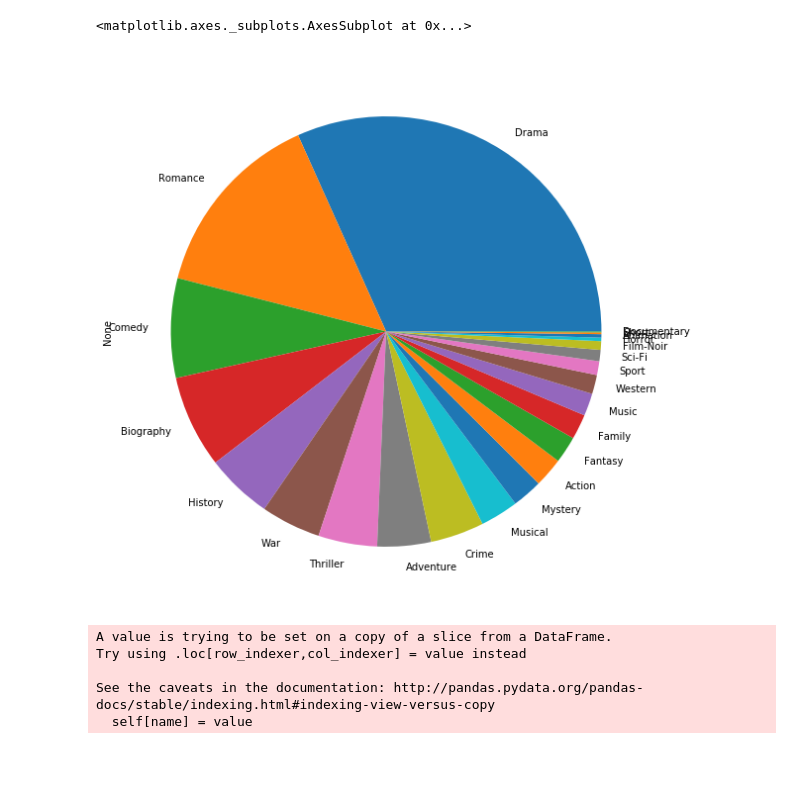
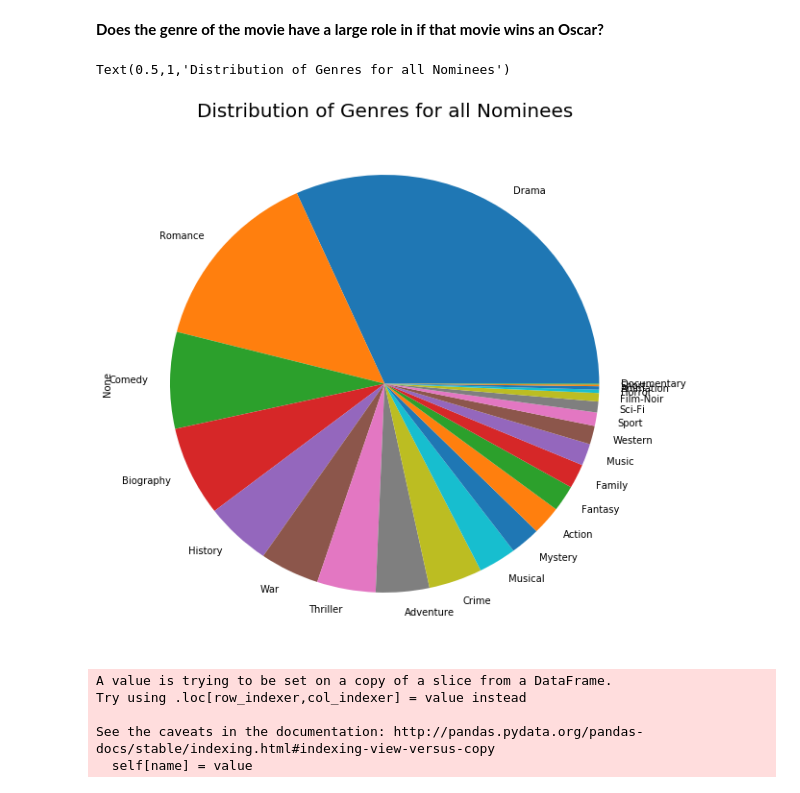
Before and after one commit to gfilangeri/OscarBestPicturePrediction, a Jupyter notebook: DataVisualizations.ipynb, the cells around one changed output. Drawn from its saved outputs; the diff is of its cells as text; code cells hidden in the pictures; blank space fills up the shorter version.

```diff
--- a/DataVisualizations.ipynb
+++ b/DataVisualizations.ipynb
@@ -21,3 +22,5 @@ oscar_movies.head()
+# %% [markdown]
+**Does the genre of the movie have a large role in if that movie wins an Oscar?**
 # %%
 oscar_movies.Genre = oscar_movies.Genre.astype(str)
 binarizer = MultiLabelBinarizer()
@@ -28,9 +31,10 @@ genres = pd.DataFrame(
 genres = genres.drop(["nan"], axis=1)
 # %%
 genres.sum().sort_values(ascending=False).plot.pie(figsize=(10,10))
+plt.title("Distribution of Genres for all Nominees", size=20)
 # %% [output]
-<matplotlib.axes._subplots.AxesSubplot at 0x...>
+Text(0.5,1,'Distribution of Genres for all Nominees')
-[figure, old version]
+[figure, new version]
 # %%
 oscar_movies_winner = oscar_movies[oscar_movies["winner"] == True]
 oscar_movies_winner.Genre = oscar_movies_winner.Genre.astype(str)
```
Also changed, not shown: parts of 72 cells of this notebook, 6 other files.
